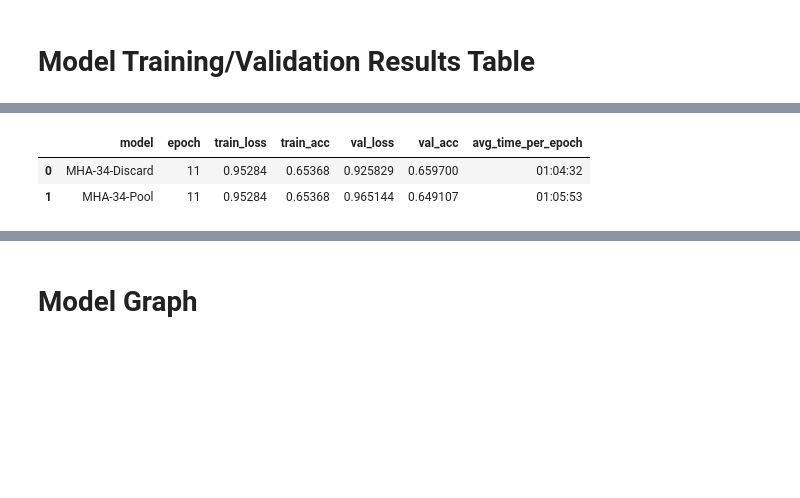
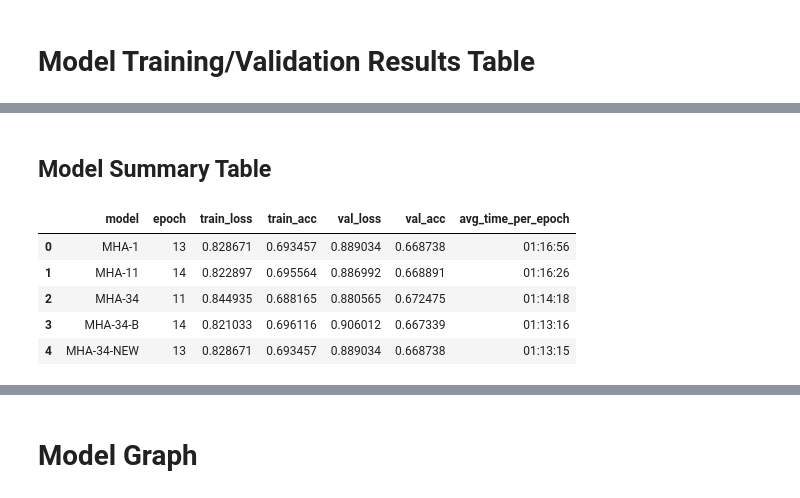
Before and after one commit to TrongTheAlpaca/mahjong_project, a Jupyter notebook: figure_creator.ipynb, the cells around one changed output, grey strips where cells are left out. Saved outputs shown, nothing was run; the diff lists cells and outputs as text; code cells hidden in the pictures; blank space fills up the shorter version.

```diff
--- a/figure_creator.ipynb
+++ b/figure_creator.ipynb
@@ -53,0 +65,14 @@ df3 = pd.read_csv('model_checkpoints/balanced_good_2021-04-19/summary.csv')    #
+# %%
+model_paths = {
+#     'FFO-POOL':             Path('model_checkpoints/FFO-POOL-2021-05-07'),
+    'MHA-1':           Path('model_checkpoints/MHA-1-POOL-2021-05-05'),
+    'MHA-11':          Path('model_checkpoints/MHA-11-POOL-2021-05-06'),
+    'MHA-34-NEW':          Path('model_checkpoints/MHA-34-POOL-NEW-2021-05-11'),
+    'MHA-34':          Path('model_checkpoints/MHA-34-POOL-2021-05-05'),
+    'MHA-34-B': Path('model_checkpoints/MHA-34-POOL-BALANCED-2021-05-08'),
+#     'MHA-34-DISCARDS':      Path('model_checkpoints/MHA-34-DISCARDS-2021-05-07')
+}
+
+for name, path in model_paths.items():
+    print(name)
+    assert path.exists()
@@ -98,0 +87,12 @@ df
+# %%
+df_summaries = []
+
+for name, path in model_paths.items():
+    temp_df = pd.read_csv(path / 'summary.csv')
+    temp_df['model'] = name
+
+
+    df_summaries.append(temp_df)
+
+df = pd.concat(df_summaries)
+df
@@ -99,20 +113,33 @@ df
+# %% [markdown]
+## Model Summary Table
 # %%
+temp_df = df[['model',
+              'epoch',
+              'train_loss',
+              'train_acc',
+              'val_loss',
+              'val_acc',
+              'time_elapsed']].set_index(['model', 'epoch'])
+
 # Get Average Time/Epoch
-df['time_elapsed'] = pd.to_timedelta(df['time_elapsed'])
-avg_time = df.groupby('model')['time_elapsed'].mean(numeric_only=False)
+temp_df['time_elapsed'] = pd.to_timedelta(temp_df['time_elapsed'])
+avg_time = temp_df.groupby('model')['time_elapsed'].mean(numeric_only=False)
 avg_time = avg_time.dt.seconds.apply(seconds_to_hhmmss)
 
 # Get Model rows with lowest val_loss
-new = df.loc[df.groupby('model')['val_loss'].idxmin()]
+new = temp_df.loc[temp_df.groupby('model')['val_loss'].idxmin()]
 new = new.drop(columns='time_elapsed')
 new = new.reset_index().set_index('model')
 
 # Merge calculated average time
 new['avg_time_per_epoch'] = avg_time
 new = new.reset_index()  # Makes index printing leveled with other columns
 new
 # %% [output]
 |  | model | epoch | train_loss | train_acc | val_loss | val_acc | avg_time_per_epoch |
-| 0 | MHA-34-Discard | 11 | 0.95284 | 0.65368 | 0.925829 | 0.659700 | 01:04:32 |
-| 1 | MHA-34-Pool | 11 | 0.95284 | 0.65368 | 0.965144 | 0.649107 | 01:05:53 |
+| 0 | MHA-1 | 13 | 0.828671 | 0.693457 | 0.889034 | 0.668738 | 01:16:56 |
+| 1 | MHA-11 | 14 | 0.822897 | 0.695564 | 0.886992 | 0.668891 | 01:16:26 |
+| 2 | MHA-34 | 11 | 0.844935 | 0.688165 | 0.880565 | 0.672475 | 01:14:18 |
+| 3 | MHA-34-B | 14 | 0.821033 | 0.696116 | 0.906012 | 0.667339 | 01:13:16 |
+| 4 | MHA-34-NEW | 13 | 0.828671 | 0.693457 | 0.889034 | 0.668738 | 01:13:15 |
 # %%
```
Also changed, not shown: parts of 29 cells of this notebook, 5 other files.
